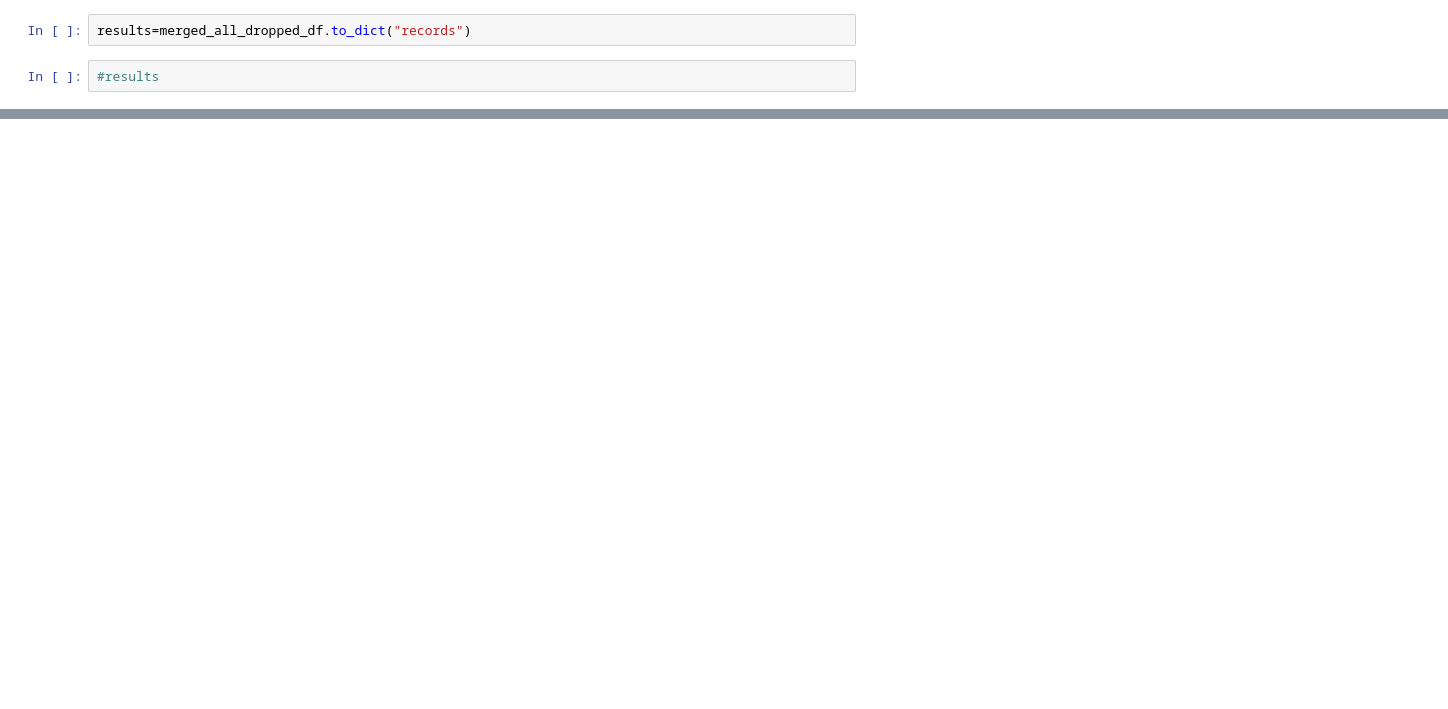
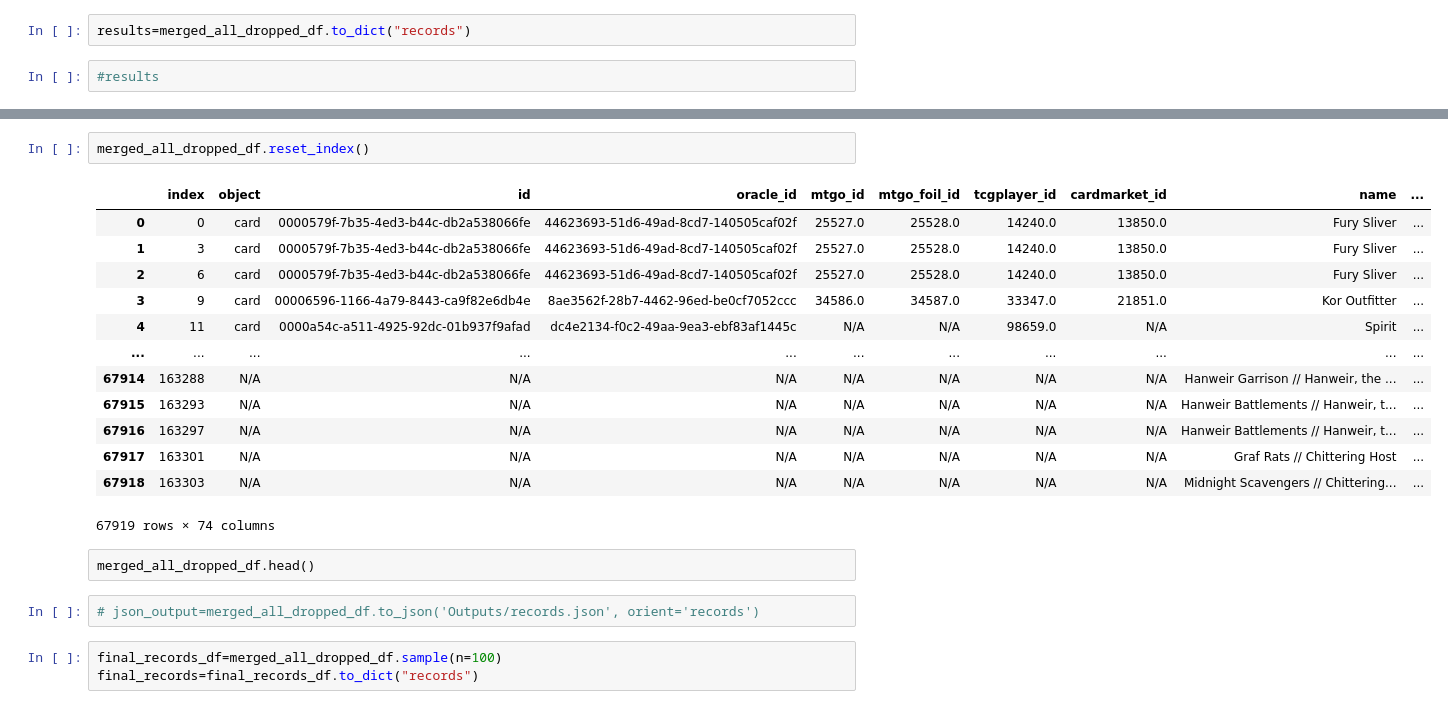
Before and after one commit to Dans1451/project2, a Jupyter notebook: Project 2 Notebook.ipynb, the cells around one changed output, grey strips where cells are left out. Drawn from its saved outputs; the diff is of its cells as text; blank space fills up the shorter version.

```diff
--- a/Project 2 Notebook.ipynb
+++ b/Project 2 Notebook.ipynb
@@ -274,0 +233,23 @@ results=merged_all_dropped_df.to_dict("records")
+# %%
+merged_all_dropped_df.reset_index()
+# %% [output]
+|  | index | object | id | oracle_id | mtgo_id | mtgo_foil_id | tcgplayer_id | cardmarket_id | name | ... |
+| 0 | 0 | card | 0000579f-7b35-4ed3-b44c-db2a538066fe | 44623693-51d6-49ad-8cd7-140505caf02f | 25527.0 | 25528.0 | 14240.0 | 13850.0 | Fury Sliver | ... |
+| 1 | 3 | card | 0000579f-7b35-4ed3-b44c-db2a538066fe | 44623693-51d6-49ad-8cd7-140505caf02f | 25527.0 | 25528.0 | 14240.0 | 13850.0 | Fury Sliver | ... |
+| 2 | 6 | card | 0000579f-7b35-4ed3-b44c-db2a538066fe | 44623693-51d6-49ad-8cd7-140505caf02f | 25527.0 | 25528.0 | 14240.0 | 13850.0 | Fury Sliver | ... |
+| 3 | 9 | card | 00006596-1166-4a79-8443-ca9f82e6db4e | 8ae3562f-28b7-4462-96ed-be0cf7052ccc | 34586.0 | 34587.0 | 33347.0 | 21851.0 | Kor Outfitter | ... |
+| 4 | 11 | card | 0000a54c-a511-4925-92dc-01b937f9afad | dc4e2134-f0c2-49aa-9ea3-ebf83af1445c | N/A | N/A | 98659.0 | N/A | Spirit | ... |
+| ... | ... | ... | ... | ... | ... | ... | ... | ... | ... | ... |
+| 67914 | 163288 | N/A | N/A | N/A | N/A | N/A | N/A | N/A | Hanweir Garrison // Hanweir, the ... | ... |
+| 67915 | 163293 | N/A | N/A | N/A | N/A | N/A | N/A | N/A | Hanweir Battlements // Hanweir, t... | ... |
+| 67916 | 163297 | N/A | N/A | N/A | N/A | N/A | N/A | N/A | Hanweir Battlements // Hanweir, t... | ... |
+| 67917 | 163301 | N/A | N/A | N/A | N/A | N/A | N/A | N/A | Graf Rats // Chittering Host | ... |
+| 67918 | 163303 | N/A | N/A | N/A | N/A | N/A | N/A | N/A | Midnight Scavengers // Chittering... | ... |
+67919 rows × 74 columns
+# %% [raw]
+merged_all_dropped_df.head()
+# %%
+# json_output=merged_all_dropped_df.to_json('Outputs/records.json', orient='records')
+# %%
+final_records_df=merged_all_dropped_df.sample(n=100)
+final_records=final_records_df.to_dict("records")
```
Also changed, not shown: parts of 10 cells of this notebook, 1 other file.
